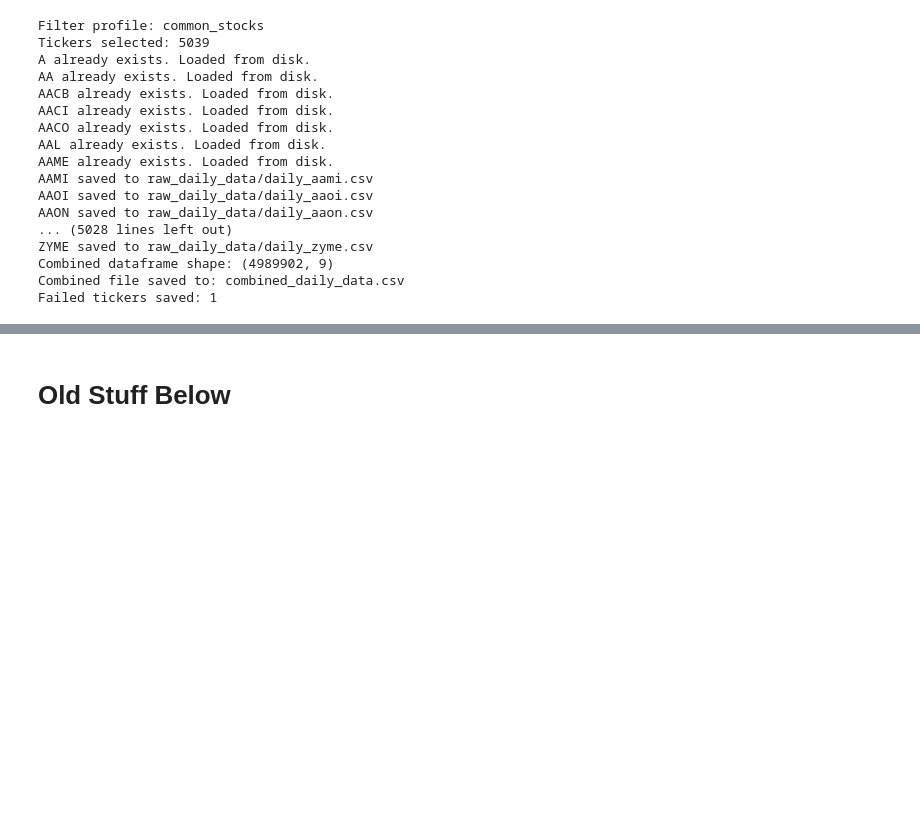
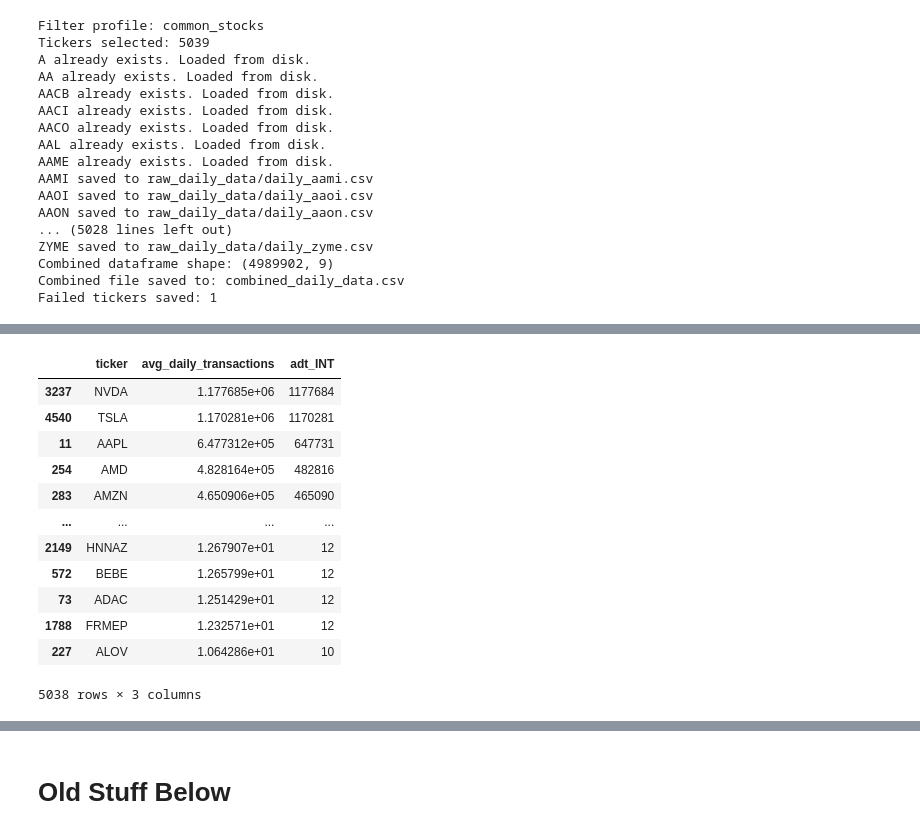
Before and after one commit to matthewcavanaugh96/megalabs, a Jupyter notebook: stock_prediction/1a - Daily Data ETL.ipynb, the cells around one changed output, grey strips where cells are left out. Cells and saved outputs as stored; diff of their text form; code cells hidden in the pictures; blank space fills up the shorter version.

```diff
--- a/stock_prediction/1a - Daily Data ETL_SAFE_2026_04_29.ipynb
+++ b/stock_prediction/1a - Daily Data ETL.ipynb
@@ -966,0 +371,25 @@ Failed tickers saved: 1
+# %%
+df_ticker_aggs = (
+    combined_df.groupby('ticker')['transactions']
+    .mean()
+    .reset_index()
+    .rename(columns={'transactions': 'avg_daily_transactions'})
+)
+
+df_ticker_aggs = df_ticker_aggs.sort_values(by='avg_daily_transactions', ascending=False)
+df_ticker_aggs['adt_INT'] = df_ticker_aggs['avg_daily_transactions'].astype('int64')
+df_ticker_aggs
+# %% [output]
+|  | ticker | avg_daily_transactions | adt_INT |
+| 3237 | NVDA | 1.177685e+06 | 1177684 |
+| 4540 | TSLA | 1.170281e+06 | 1170281 |
+| 11 | AAPL | 6.477312e+05 | 647731 |
+| 254 | AMD | 4.828164e+05 | 482816 |
+| 283 | AMZN | 4.650906e+05 | 465090 |
+| ... | ... | ... | ... |
+| 2149 | HNNAZ | 1.267907e+01 | 12 |
+| 572 | BEBE | 1.265799e+01 | 12 |
+| 73 | ADAC | 1.251429e+01 | 12 |
+| 1788 | FRMEP | 1.232571e+01 | 12 |
+| 227 | ALOV | 1.064286e+01 | 10 |
+5038 rows × 3 columns
```
Also changed, not shown: parts of 16 cells of this notebook, 1 other file.
